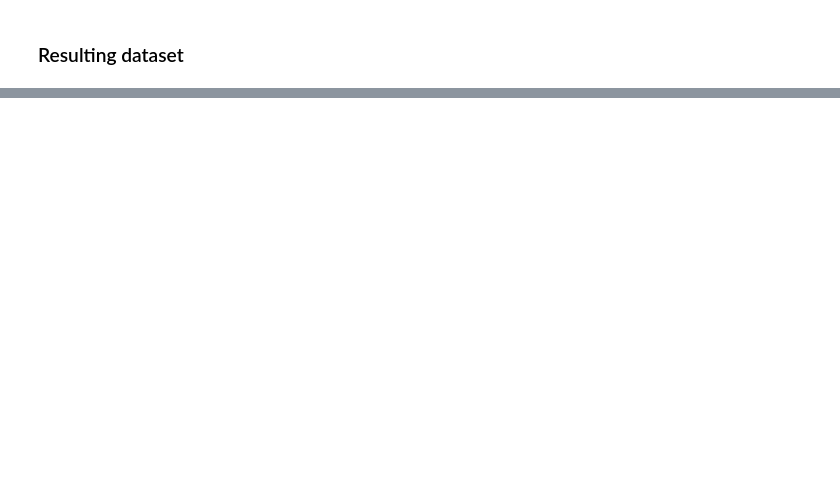
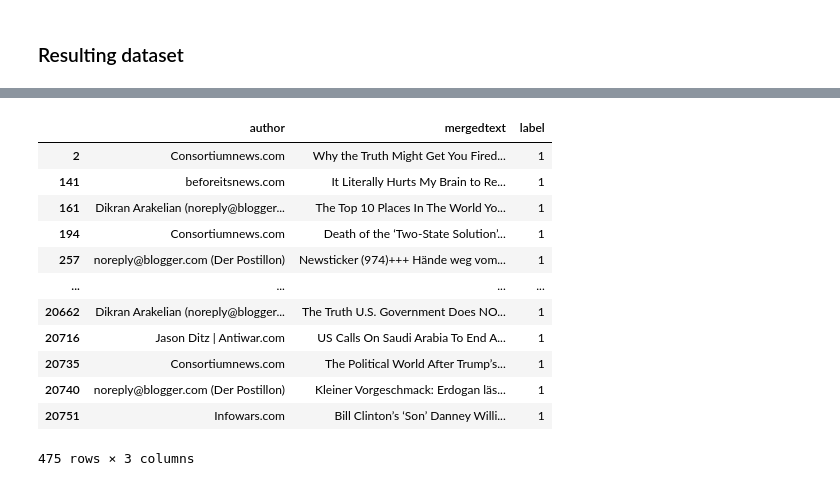
Before and after one commit to paulabarge-zz/final-project-NLP-fake-news, a Jupyter notebook: 02_Data_Exploration.ipynb, the cells around one changed output, grey strips where cells are left out. Drawn from its saved outputs; the diff is of its cells as text; code cells hidden in the pictures; blank space fills up the shorter version.

```diff
--- a/02_Data_Exploration.ipynb
+++ b/02_Data_Exploration.ipynb
@@ -257,0 +313,16 @@ train_news.head()
+# %%
+train_news.loc[train_news['author'].str.contains('com')]
+# %% [output]
+|  | author | mergedtext | label |
+| 2 | Consortiumnews.com | Why the Truth Might Get You Fired... | 1 |
+| 141 | beforeitsnews.com | It Literally Hurts My Brain to Re... | 1 |
+| 161 | Dikran Arakelian (noreply@blogger... | The Top 10 Places In The World Yo... | 1 |
+| 194 | Consortiumnews.com | Death of the ‘Two-State Solution’... | 1 |
+| 257 | noreply@blogger.com (Der Postillon) | Newsticker (974)+++ Hände weg vom... | 1 |
+| ... | ... | ... | ... |
+| 20662 | Dikran Arakelian (noreply@blogger... | The Truth U.S. Government Does NO... | 1 |
+| 20716 | Jason Ditz | Antiwar.com | US Calls On Saudi Arabia To End A... | 1 |
+| 20735 | Consortiumnews.com | The Political World After Trump’s... | 1 |
+| 20740 | noreply@blogger.com (Der Postillon) | Kleiner Vorgeschmack: Erdogan läs... | 1 |
+| 20751 | Infowars.com | Bill Clinton’s ‘Son’ Danney Willi... | 1 |
+475 rows × 3 columns
```
Also changed, not shown: parts of 26 cells of this notebook, 2 other files.
